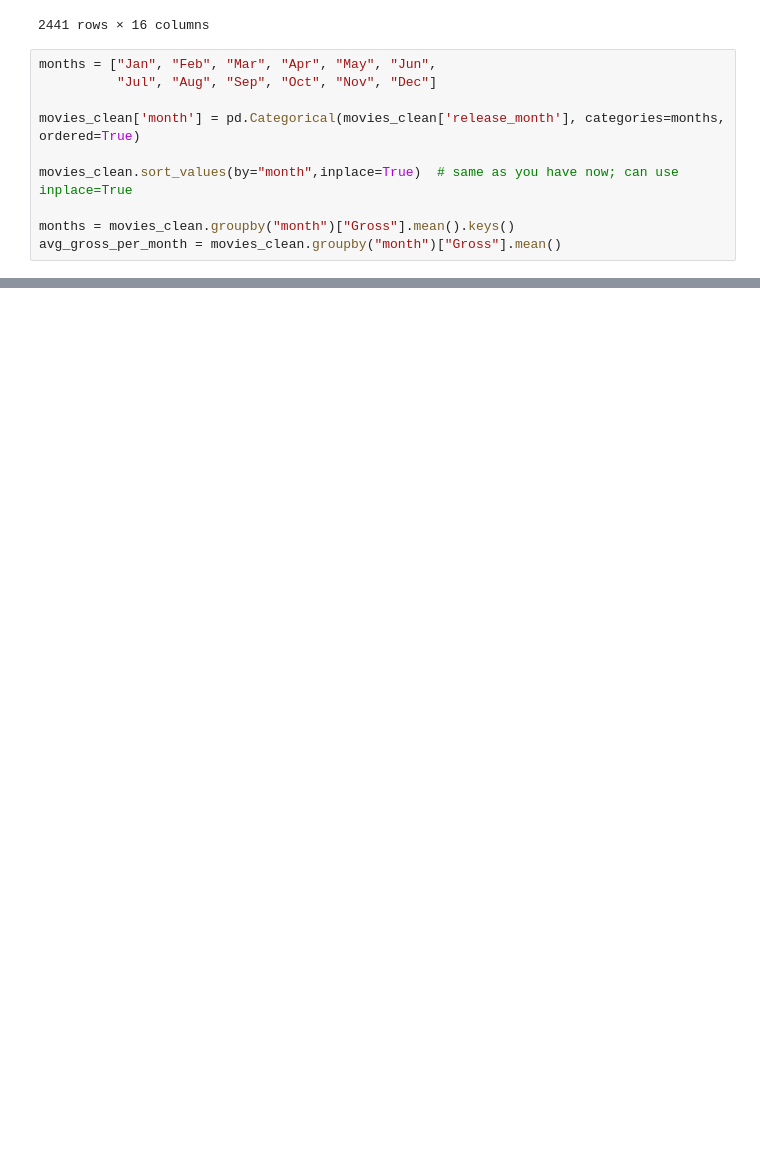
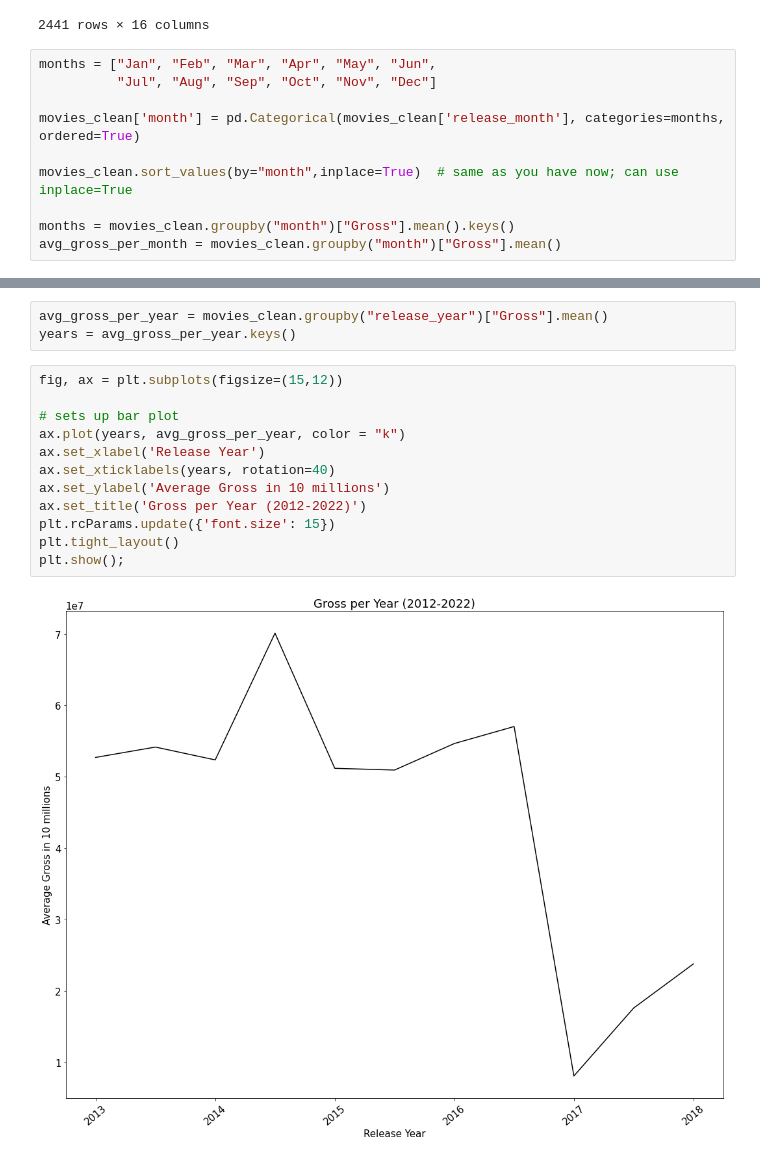
Before and after one commit to pedrov718/box_office_project, a Jupyter notebook: phase1_project.ipynb, the cells around one changed output, grey strips where cells are left out. Cells and saved outputs as stored; diff of their text form; blank space fills up the shorter version.

```diff
--- a/phase1_project.ipynb
+++ b/phase1_project.ipynb
@@ -314,0 +315,17 @@ plt.show();
+# %%
+avg_gross_per_year = movies_clean.groupby("release_year")["Gross"].mean()
+years = avg_gross_per_year.keys()
+# %%
+fig, ax = plt.subplots(figsize=(15,12))
+
+# sets up bar plot
+ax.plot(years, avg_gross_per_year, color = "k")
+ax.set_xlabel('Release Year')
+ax.set_xticklabels(years, rotation=40)
+ax.set_ylabel('Average Gross in 10 millions')
+ax.set_title('Gross per Year (2012-2022)')
+plt.rcParams.update({'font.size': 15})
+plt.tight_layout()
+plt.show();
+# %% [output]
+[figure, added]
```
Also changed, not shown: parts of 2 cells of this notebook.
